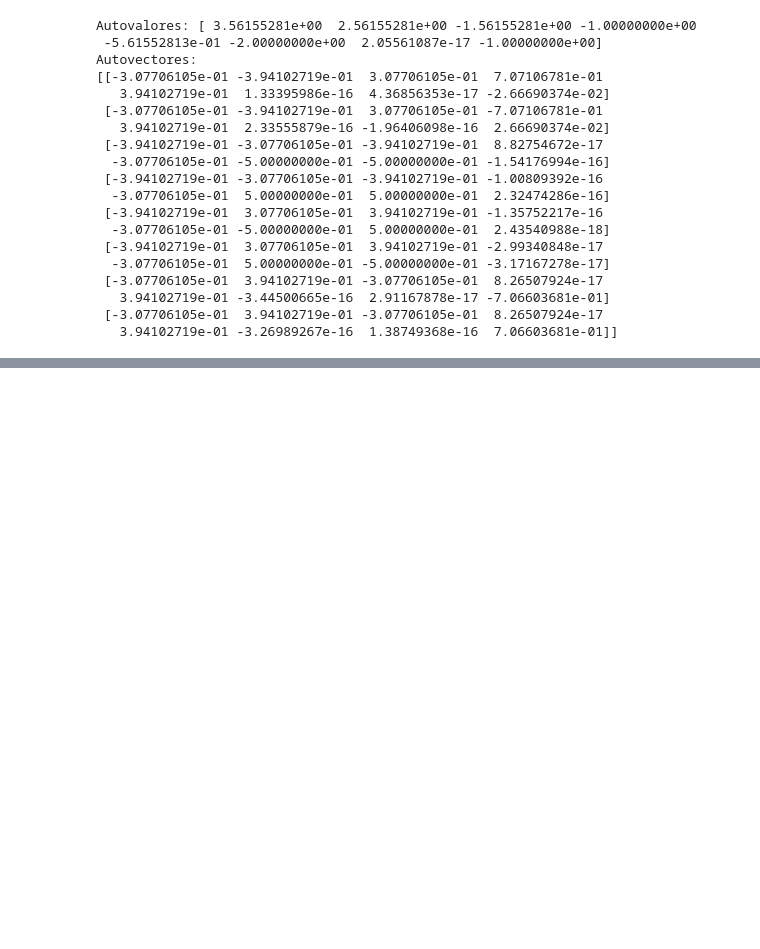
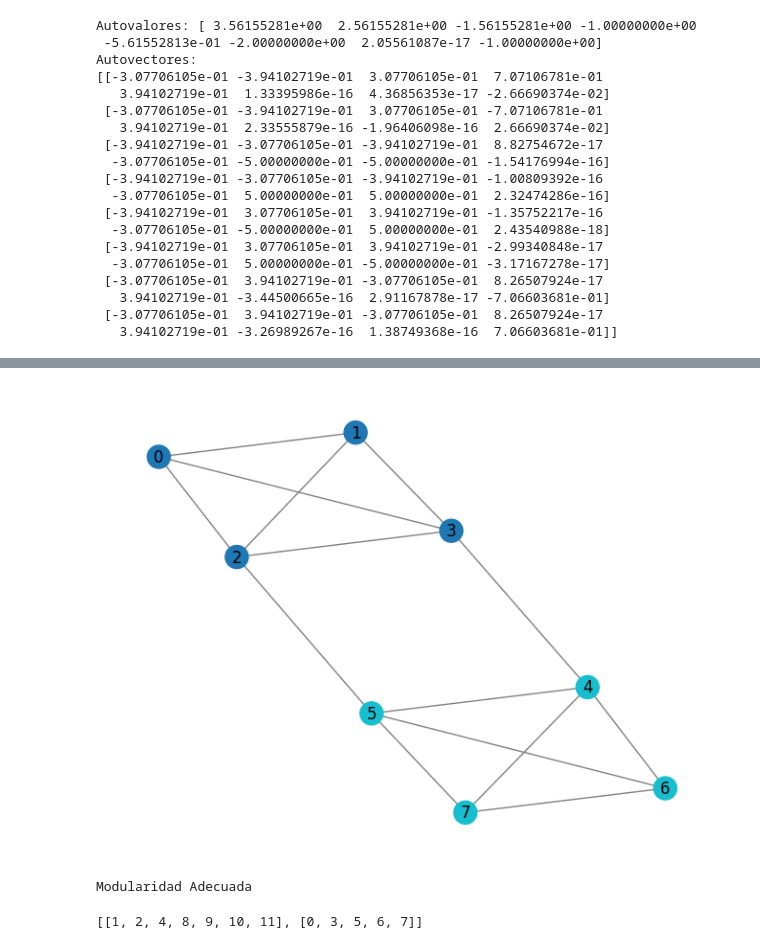
Before and after one commit to iggallardo-uba/ALC-2025, a Jupyter notebook: TP2/TP_2_ALC_2025.ipynb, the cells around one changed output, grey strips where cells are left out. Drawn from its saved outputs; the diff is of its cells as text; code cells hidden in the pictures; blank space fills up the shorter version.

```diff
--- a/TP2/TP_2_ALC_2025.ipynb
+++ b/TP2/TP_2_ALC_2025.ipynb
@@ -103,20 +86,22 @@ TypeError: list indices must be integers or slices, not tuple
 # %%
 def draw_graph_with_communities(A, communities):
     G = nx.from_numpy_array(A)
 
     # Assign a unique color to each community
     colors = plt.cm.get_cmap('tab10', len(communities))
     node_colors = [None] * len(A)
 
     for i, group in enumerate(communities):
         for node in group:
             node_colors[node] = colors(i)
 
     pos = nx.spring_layout(G, seed=42)
     nx.draw(G, pos, node_color=node_colors, with_labels=True, edge_color='gray')
     plt.show()
 
-#draw_graph_with_communities(A_ejemplo, modularidad_iterativo(A_ejemplo))
+draw_graph_with_communities(A_ejemplo, modularidad_iterativo(A_ejemplo))
+# %% [output]
+[figure, added]
 # %%
 def random_symmetric_adjacency(n=12, p=0.3, seed=None):
     if seed is not None:
@@ -128,5 +113,8 @@ def random_symmetric_adjacency(n=12, p=0.3, seed=None):
 
 A = random_symmetric_adjacency(12, p=0.3)
 
-#modularidad_iterativo(A)
+modularidad_iterativo(A)
+# %% [output]
+Modularidad Adecuada
+[[1, 2, 4, 8, 9, 10, 11], [0, 3, 5, 6, 7]]
 # %%
```
Also changed, not shown: parts of 4 cells of this notebook, 1 other file.
